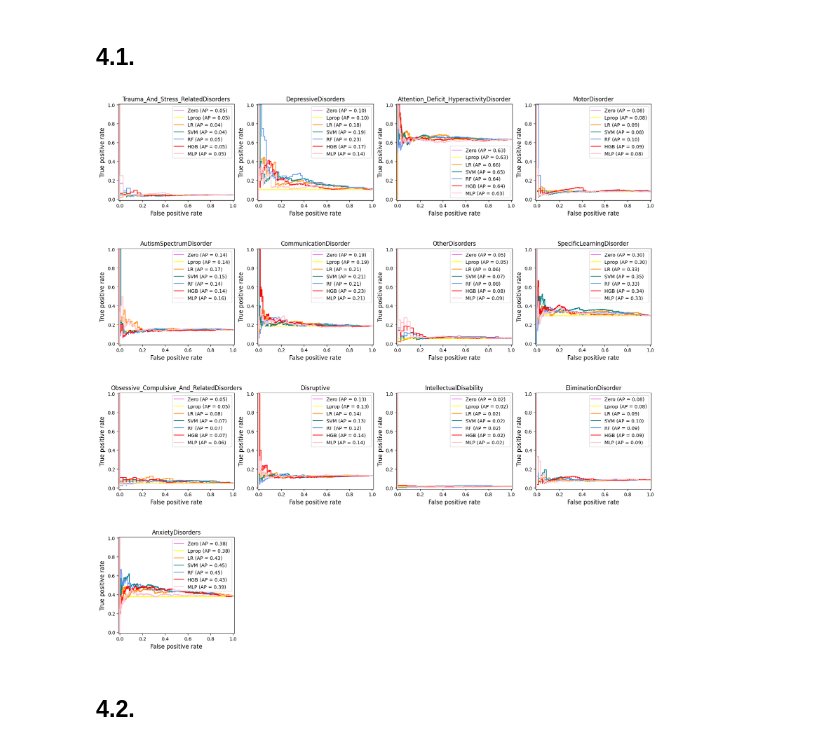
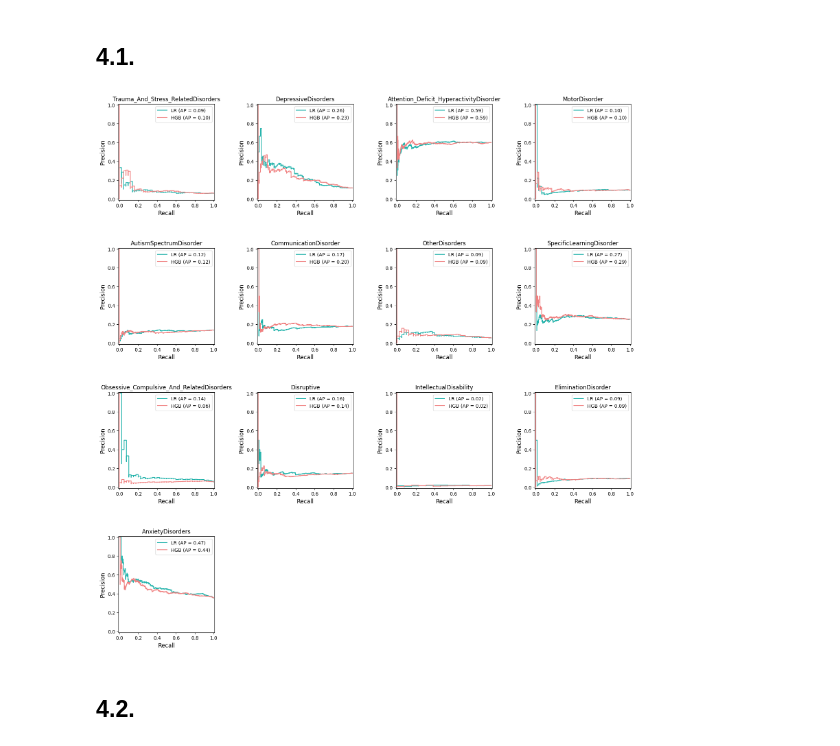
Before and after one commit to damian-jazz/comorbidity_prediction, a Jupyter notebook: separate_estimator_analysis.ipynb, the cells around one changed output. Saved outputs shown, nothing was run; the diff lists cells and outputs as text; code cells hidden in the pictures.

Commit message:
Completed plotting

```diff
--- a/separate_estimator_analysis.ipynb
+++ b/separate_estimator_analysis.ipynb
@@ -405,32 +480,9 @@ compute_scores_binary(hgb_3_estimators, X_test, Y_test, boot_iter)
 # 4. Plot PR curve
 # %% [markdown]
 ## 4.1.
-# %%
-fig, axs = plt.subplots(4,4, figsize=(20, 20))
-plt.subplots_adjust(left=None, bottom=None, right=None, top=None, wspace=None, hspace=0.5)
-
-counter = 0
-for i in range(0,4,1):
-    for j in range(0,4,1):
-        if (i > 2 & j > 0) or (counter > 12):
-            fig.delaxes(axs[i,j])
-        else:
-            label = Y_1_test.columns[counter]
-            counter += 1
-
-            y_prob_lr = lr_1_estimators[label].predict_proba(X_1_test)[:, 1]
-            y_prob_hgb = hgb_1_estimators[label].predict_proba(X_1_test)[:, 1]
-
-            disp3 = PrecisionRecallDisplay.from_predictions(Y_1_test[label], y_prob_lr, pos_label=1, name="LR", ax=axs[i,j], color="darkorange")
-            disp4 = PrecisionRecallDisplay.from_predictions(Y_1_test[label], y_prob_hgb, pos_label=1, name="HGB", ax=axs[i,j], color="teal")
-
-            axs[i,j].set_title(f"{label}")
-            axs[i,j].legend(loc="best")
-            axs[i,j].set_xlabel("Recall", size=12)
-            axs[i,j].set_ylabel("Precision", size=12)
-            axs[i,j].set_xmargin(0.01)
-            axs[i,j].set_ymargin(0.01)
-# %% [output]
-[figure, removed]
+# %%
+plot_pr_curves(X_1_test, Y_1_test, lr_1_estimators, hgb_1_estimators, 'regular')
+# %% [output]
+[figure, added]
 # %% [markdown]
 ## 4.2.
```
Also changed, not shown: parts of 27 cells of this notebook.
